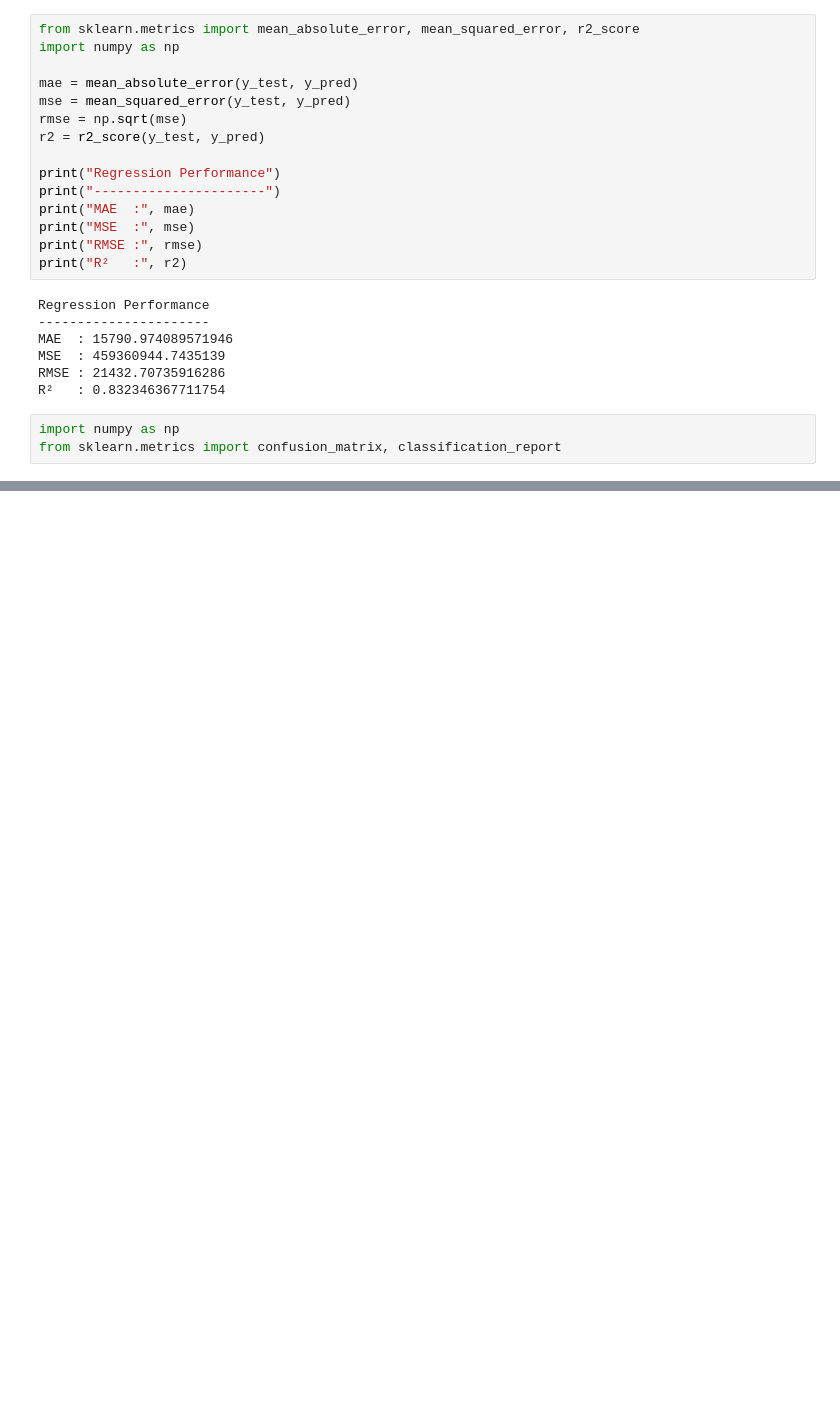
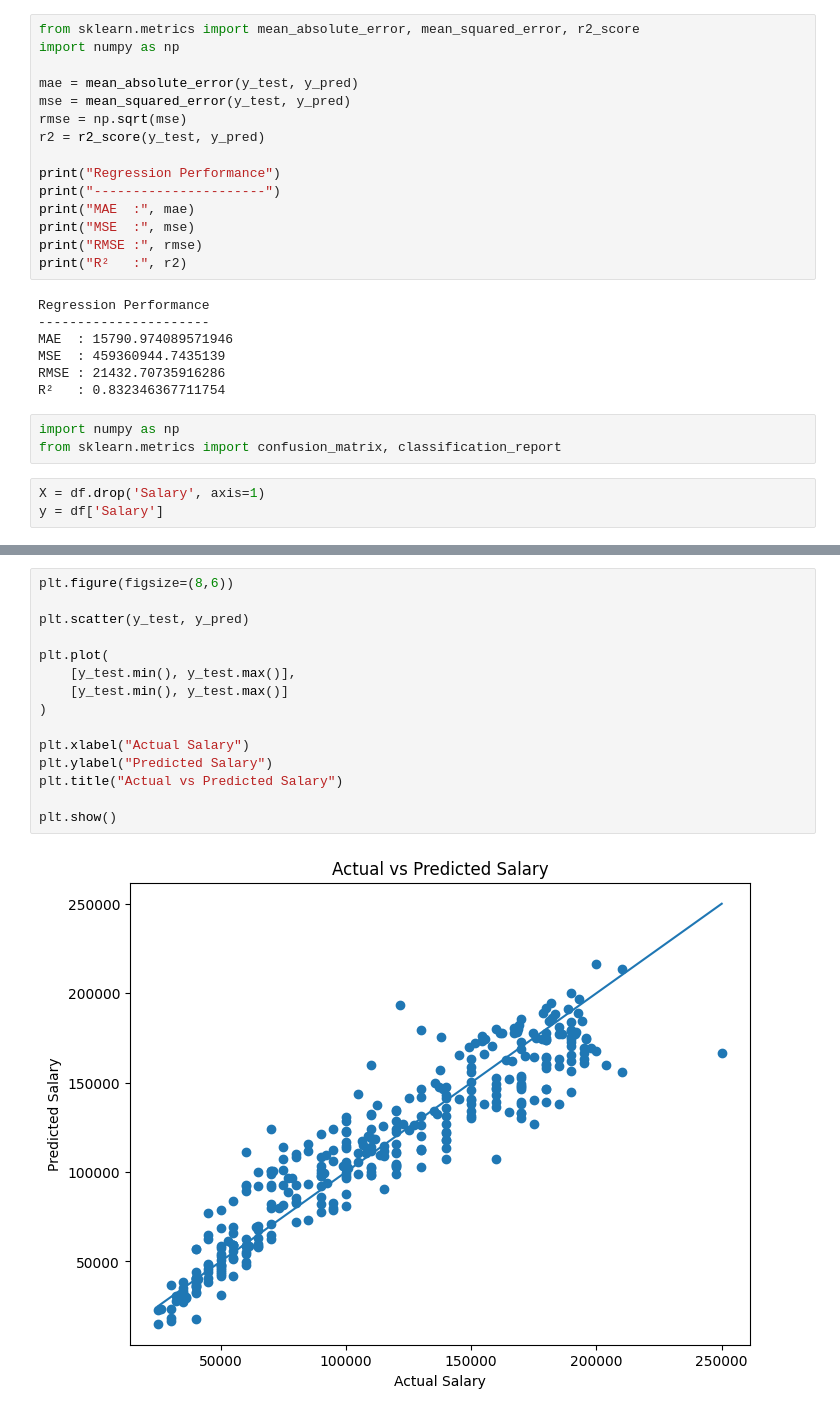
Before and after one commit to lalit2909/Multimodal-RAG-updated-with-agentic-AI, a Jupyter notebook: SalaryPrediction.ipynb, the cells around one changed output, grey strips where cells are left out. Drawn from its saved outputs; the diff is of its cells as text; blank space fills up the shorter version.

```diff
--- a/SalaryPrediction.ipynb
+++ b/SalaryPrediction.ipynb
@@ -467,3 +470,6 @@ R²   : 0.832346367711754
 # %%
 import numpy as np
 from sklearn.metrics import confusion_matrix, classification_report
+# %%
+X = df.drop('Salary', axis=1)
+y = df['Salary']
@@ -469,0 +750,17 @@ from sklearn.metrics import confusion_matrix, classification_report
+# %%
+plt.figure(figsize=(8,6))
+
+plt.scatter(y_test, y_pred)
+
+plt.plot(
+    [y_test.min(), y_test.max()],
+    [y_test.min(), y_test.max()]
+)
+
+plt.xlabel("Actual Salary")
+plt.ylabel("Predicted Salary")
+plt.title("Actual vs Predicted Salary")
+
+plt.show()
+# %% [output]
+[figure, added]
```
Also changed, not shown: parts of 27 cells of this notebook.
